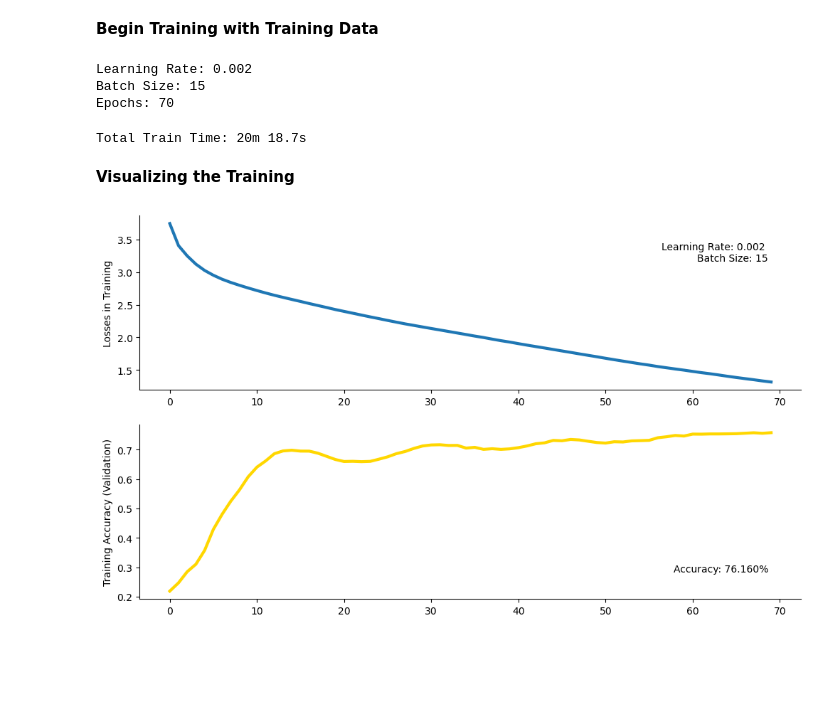
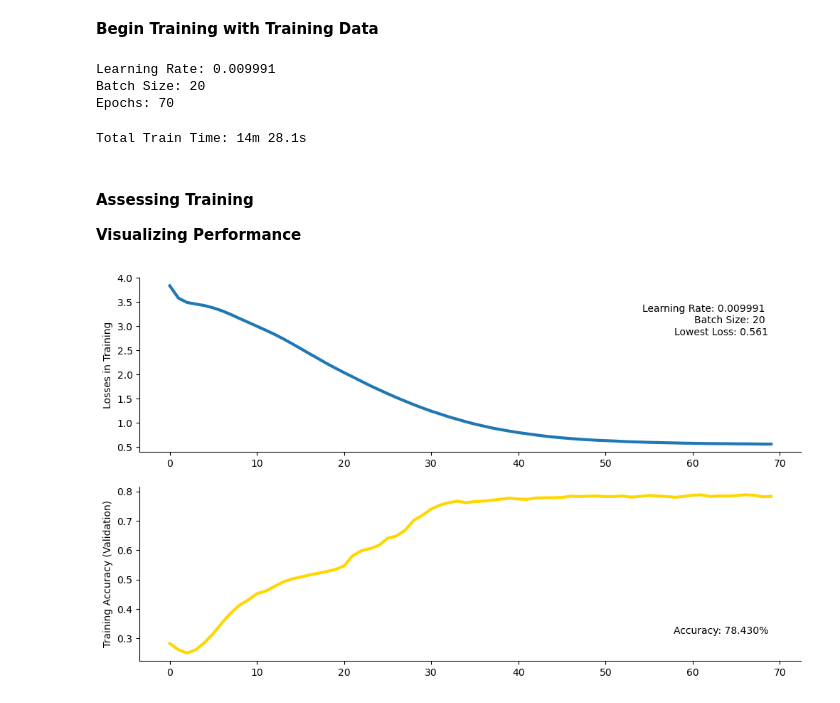
Before and after one commit to emmabacarra/Phys-417, a Jupyter notebook: Final Project - HEP Tagging/transformer.ipynb, the cells around one changed output. Drawn from its saved outputs; the diff is of its cells as text; code cells hidden in the pictures; blank space fills up the shorter version.

```diff
--- a/Final Project - HEP Tagging/transformer.ipynb
+++ b/Final Project - HEP Tagging/transformer.ipynb
@@ -172,8 +172,8 @@ classifier = ParticleClassifier(
     embedding_size = 5,  # number of properties per constituent
     num_heads = fd.highest_divisor(5),
     num_classes = 5,  # number of final state particles
-    dim_feedforward = 256, # limit at 512
-    dropout = 0.15 # probability of an element to be zeroed
+    dim_feedforward = 128, # limit at 512
+    dropout = 0.55 # probability of an element to be zeroed
 ).to(DEVICE)
 # %% [markdown]
 #### Train Model
@@ -187,8 +187,8 @@ betas are hyperparameters that control the exponential moving averages
 eps is a small constant added to improve numerical stability by preventing division by zero
 # %%
 epochs = 70
-batch_size = 15
-learning_rate = 0.002
+batch_size = 20
+learning_rate = 0.01 - 9e-6
 betas = (0.9, 0.98)
 eps = 1e-8
 # %% [markdown]
@@ -246,34 +246,36 @@ with warnings.catch_warnings(): # booo warnings
     time = end_time - start_time
     print(f"Total Train Time: {'{:.0f}m {:.1f}s'.format(*divmod(time, 60))}")
 # %% [output]
-Learning Rate: 0.002
-Batch Size: 15
+Learning Rate: 0.009991
+Batch Size: 20
 Epochs: 70
-Total Train Time: 20m 18.7s
+Total Train Time: 14m 28.1s
 # %% [markdown]
-<b>Visualizing the Training</b>
+#### Assessing Training
+<b>Visualizing Performance</b>
 # %%
 test_outputs = classifier(tefeat)
 _ignore_, predicted = torch.max(test_outputs, 1)
 correct = (predicted == tetarget).float()
 accuracy = correct.mean().item()
 # print(f'Test Accuracy: {accuracy*100:.3f}%')
 
 # Plot the loss
 plt.figure(figsize = (12, 7))
 
 plt.subplot(2, 1, 1)
 plt.plot(trlosses, linewidth = 3)
 # plt.plot(runner.losses, linewidth = 3)
 plt.ylabel("Losses in Training")
-plt.annotate(f'Learning Rate: {learning_rate} \nBatch Size: {batch_size}', xy=(0.95, 0.85), xycoords='axes fraction', va='top', ha='right')
+plt.annotate(f'Learning Rate: {learning_rate} \nBatch Size: {batch_size} \nLowest Loss: {min(trlosses):.3f}',
+             xy=(0.95, 0.85), xycoords='axes fraction', va='top', ha='right')
 sns.despine()
 
 plt.subplot(2, 1, 2)
 plt.plot(valosses, linewidth = 3, color = 'gold')
 # plt.plot(runner.accuracies, linewidth = 3, color = 'gold')
 plt.ylabel("Training Accuracy (Validation)")
 plt.annotate(f'Accuracy: {accuracy*100:.3f}%', xy=(0.95, 0.20), xycoords='axes fraction', va='top', ha='right')
 sns.despine()
 # %% [output]
-[figure, old version]
+[figure, new version]
```
